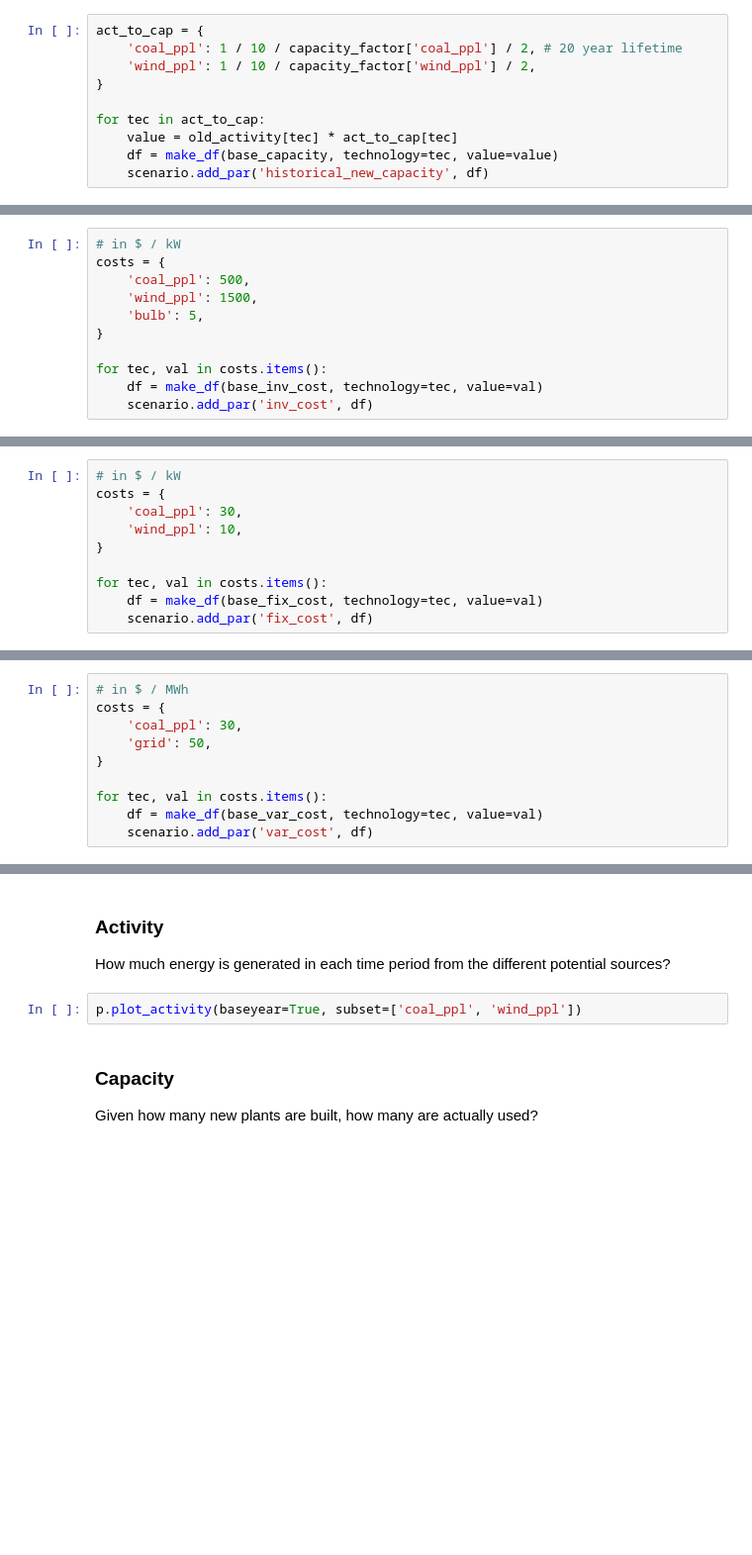
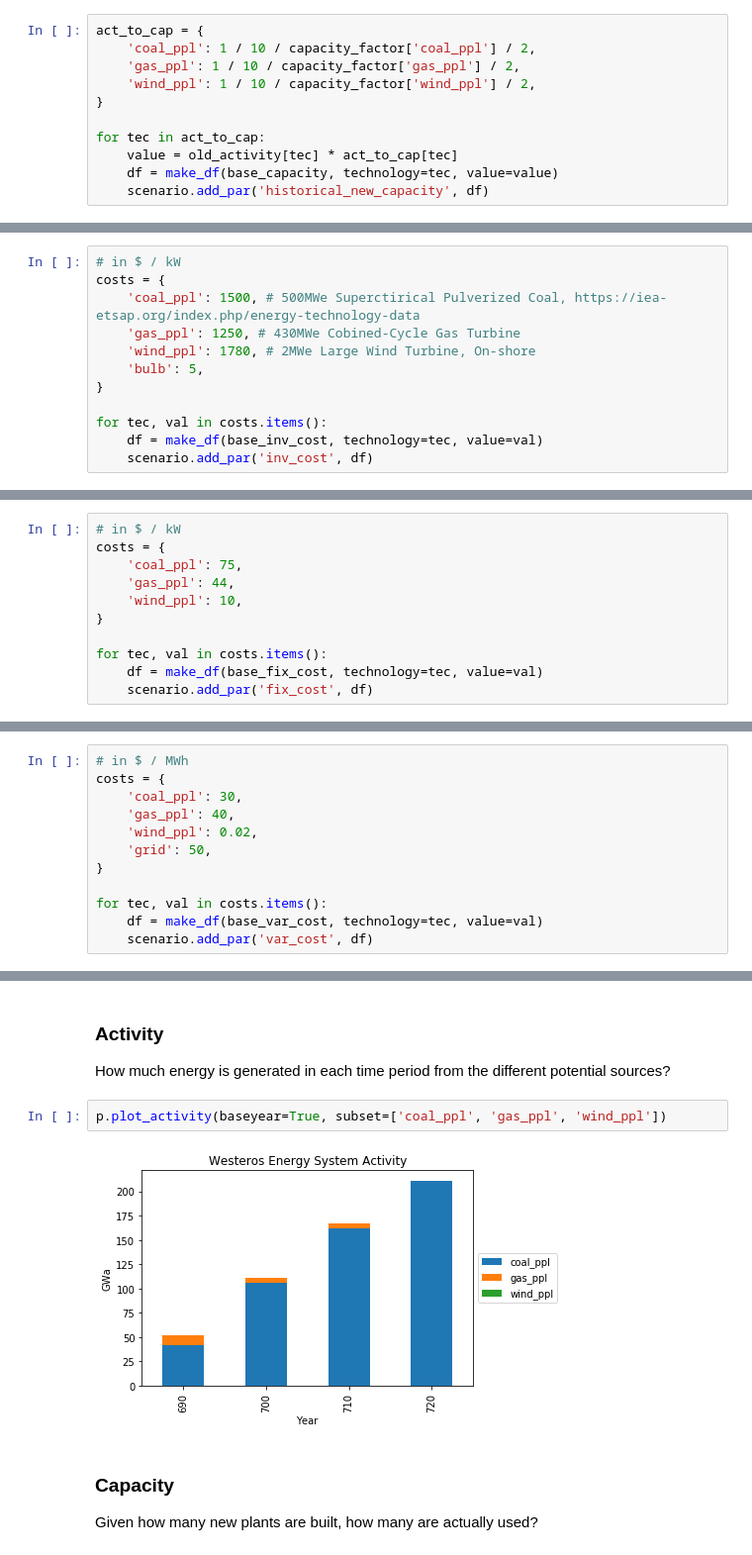
Before and after one commit to iiasa/message_ix, a Jupyter notebook: tutorial/westeros/westeros_baseline.ipynb, the cells around one changed output, grey strips where cells are left out. Shown at 99% size. Saved outputs shown, nothing was run; the diff lists cells and outputs as text; blank space fills up the shorter version.

Commit message:
Add gas power plant
resource "https://iea-etsap.org/index.php/energy-technology-data"

```diff
--- a/tutorial/westeros/westeros_baseline.ipynb
+++ b/tutorial/westeros/westeros_baseline.ipynb
@@ -359,7 +379,8 @@ for tec, val in old_activity.items():
     scenario.add_par('historical_activity', df)
 # %%
 act_to_cap = {
-    'coal_ppl': 1 / 10 / capacity_factor['coal_ppl'] / 2, # 20 year lifetime
+    'coal_ppl': 1 / 10 / capacity_factor['coal_ppl'] / 2,
+    'gas_ppl': 1 / 10 / capacity_factor['gas_ppl'] / 2,
     'wind_ppl': 1 / 10 / capacity_factor['wind_ppl'] / 2,
 }
 
@@ -396,8 +417,9 @@ base_inv_cost = {
 # %%
 # in $ / kW
 costs = {
-    'coal_ppl': 500,
-    'wind_ppl': 1500,
+    'coal_ppl': 1500, # 500MWe Superctirical Pulverized Coal, https://iea-etsap.org/index.php/energy-technology-data
+    'gas_ppl': 1250, # 430MWe Cobined-Cycle Gas Turbine
+    'wind_ppl': 1780, # 2MWe Large Wind Turbine, On-shore
     'bulb': 5,
 }
 
@@ -420,7 +442,8 @@ base_fix_cost = {
 # %%
 # in $ / kW
 costs = {
-    'coal_ppl': 30,
+    'coal_ppl': 75,
+    'gas_ppl': 44,
     'wind_ppl': 10,
 }
 
@@ -446,6 +469,8 @@ base_var_cost = {
 # in $ / MWh
 costs = {
     'coal_ppl': 30,
+    'gas_ppl': 40,
+    'wind_ppl': 0.02,
     'grid': 50,
 }
 
@@ -493,7 +523,9 @@ p = Plots(scenario, country, firstyear=model_horizon[0])
 
 How much energy is generated in each time period from the different potential sources?
 # %%
-p.plot_activity(baseyear=True, subset=['coal_ppl', 'wind_ppl'])
+p.plot_activity(baseyear=True, subset=['coal_ppl', 'gas_ppl', 'wind_ppl'])
+# %% [output]
+[figure, added]
 # %% [markdown]
 ### Capacity
 
```
Also changed, not shown: parts of 14 cells of this notebook.
